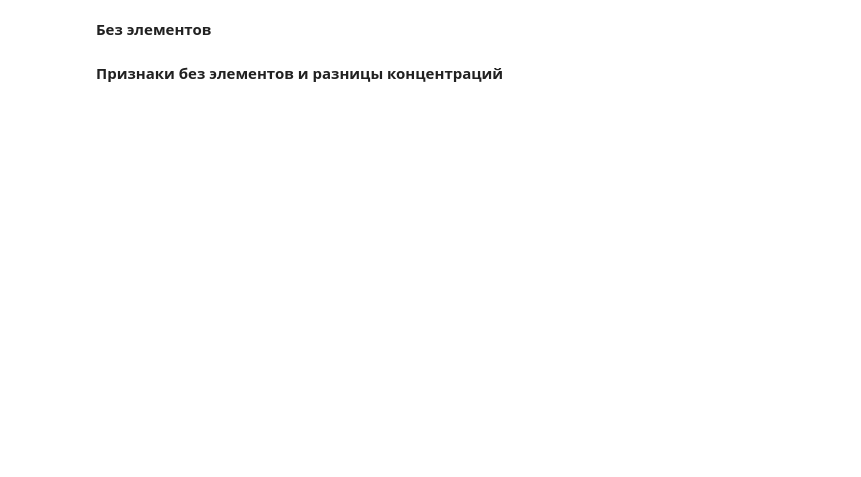
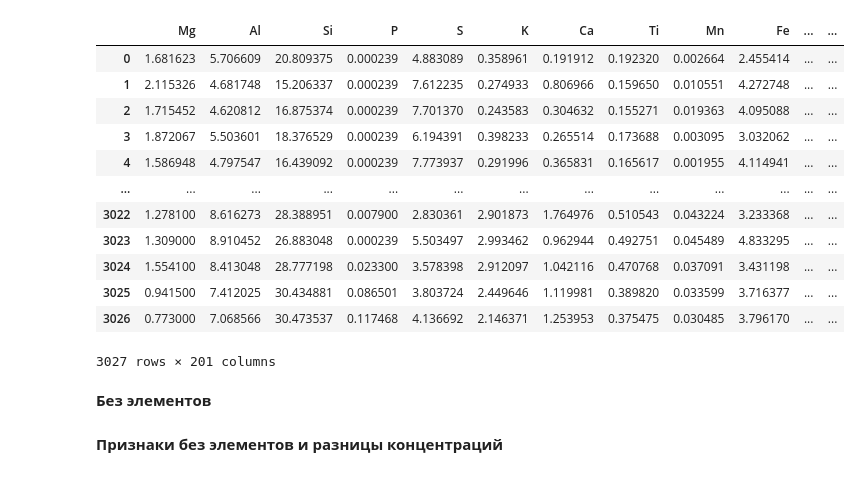
Before and after one commit to MariaSmirnovaDS/ML_for_geochemistry, a Jupyter notebook: CatBoost_learn-KERN_test-SLAG_strong_transition.ipynb, the cells around one changed output. Saved outputs shown, nothing was run; the diff lists cells and outputs as text; code cells hidden in the pictures; blank space fills up the shorter version.

```diff
--- a/CatBoost_learn-KERN_test-SLAG_strong_transition.ipynb
+++ b/CatBoost_learn-KERN_test-SLAG_strong_transition.ipynb
@@ -9,6 +9,22 @@ import seaborn as sns
 
 df_kern = pd.read_csv('Data/data_kern_ALLratios_16_10.csv')
 df_slag = pd.read_csv('Data/data_slag_ALLratios_16_10.csv')
+# %%
+df_kern
+# %% [output]
+|  | Mg | Al | Si | P | S | K | Ca | Ti | Mn | Fe | ... | ... |
+| 0 | 1.681623 | 5.706609 | 20.809375 | 0.000239 | 4.883089 | 0.358961 | 0.191912 | 0.192320 | 0.002664 | 2.455414 | ... | ... |
+| 1 | 2.115326 | 4.681748 | 15.206337 | 0.000239 | 7.612235 | 0.274933 | 0.806966 | 0.159650 | 0.010551 | 4.272748 | ... | ... |
+| 2 | 1.715452 | 4.620812 | 16.875374 | 0.000239 | 7.701370 | 0.243583 | 0.304632 | 0.155271 | 0.019363 | 4.095088 | ... | ... |
+| 3 | 1.872067 | 5.503601 | 18.376529 | 0.000239 | 6.194391 | 0.398233 | 0.265514 | 0.173688 | 0.003095 | 3.032062 | ... | ... |
+| 4 | 1.586948 | 4.797547 | 16.439092 | 0.000239 | 7.773937 | 0.291996 | 0.365831 | 0.165617 | 0.001955 | 4.114941 | ... | ... |
+| ... | ... | ... | ... | ... | ... | ... | ... | ... | ... | ... | ... | ... |
+| 3022 | 1.278100 | 8.616273 | 28.388951 | 0.007900 | 2.830361 | 2.901873 | 1.764976 | 0.510543 | 0.043224 | 3.233368 | ... | ... |
+| 3023 | 1.309000 | 8.910452 | 26.883048 | 0.000239 | 5.503497 | 2.993462 | 0.962944 | 0.492751 | 0.045489 | 4.833295 | ... | ... |
+| 3024 | 1.554100 | 8.413048 | 28.777198 | 0.023300 | 3.578398 | 2.912097 | 1.042116 | 0.470768 | 0.037091 | 3.431198 | ... | ... |
+| 3025 | 0.941500 | 7.412025 | 30.434881 | 0.086501 | 3.803724 | 2.449646 | 1.119981 | 0.389820 | 0.033599 | 3.716377 | ... | ... |
+| 3026 | 0.773000 | 7.068566 | 30.473537 | 0.117468 | 4.136692 | 2.146371 | 1.253953 | 0.375475 | 0.030485 | 3.796170 | ... | ... |
+3027 rows × 201 columns
 # %%
 # признаки - из baseline
 features = [
```
Also changed, not shown: parts of 18 cells of this notebook.
